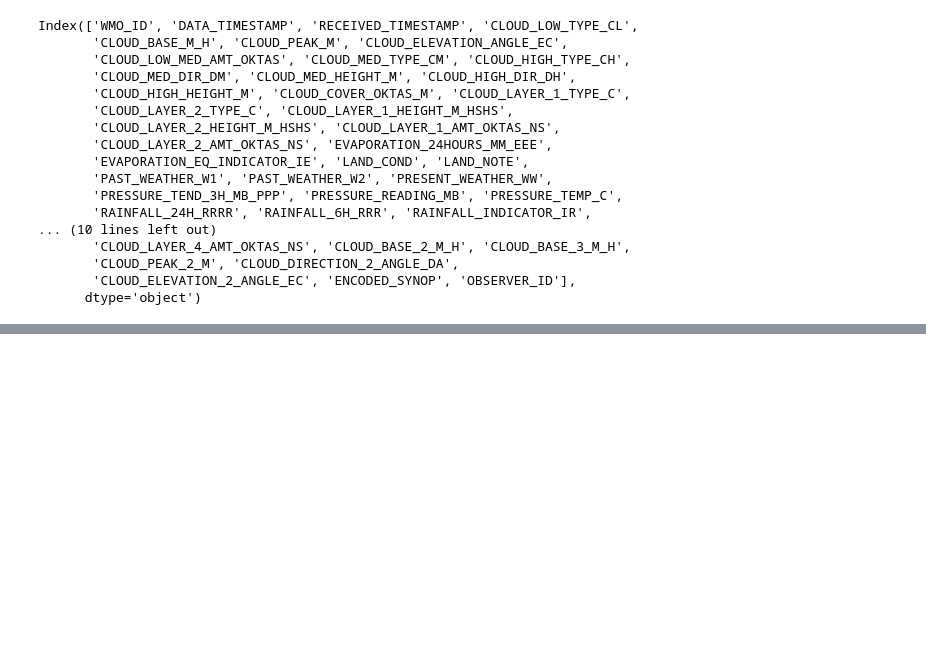
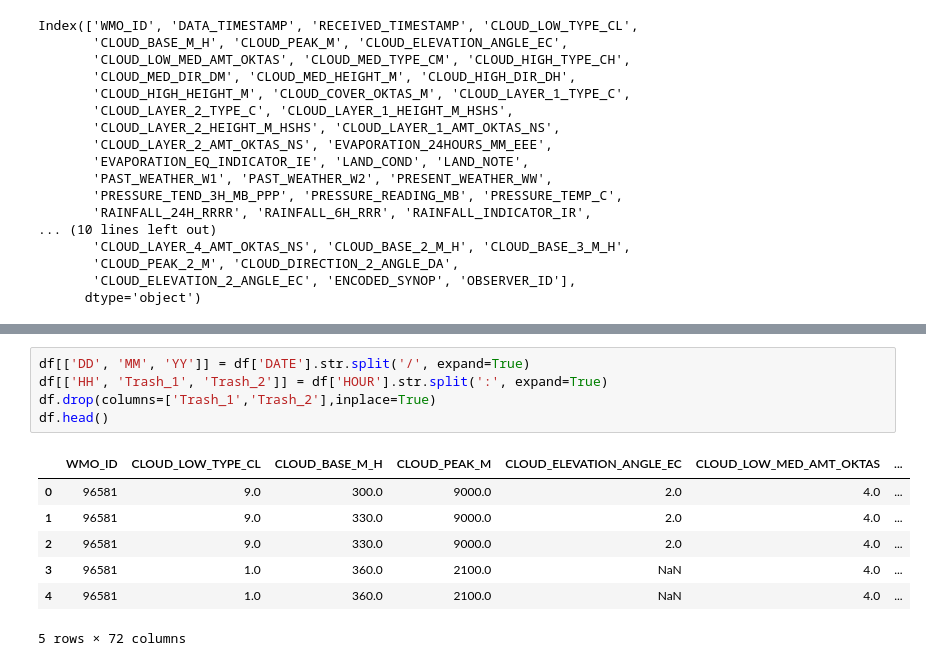
Before and after one commit to nadhifmf/csv-processing-python, a Jupyter notebook: Notebook_Oprek_CSV.ipynb, the cells around one changed output, grey strips where cells are left out. Drawn from its saved outputs; the diff is of its cells as text; blank space fills up the shorter version.

```diff
--- a/Notebook_Oprek_CSV.ipynb
+++ b/Notebook_Oprek_CSV.ipynb
@@ -89,0 +137,13 @@ df.head()
+# %%
+df[['DD', 'MM', 'YY']] = df['DATE'].str.split('/', expand=True)
+df[['HH', 'Trash_1', 'Trash_2']] = df['HOUR'].str.split(':', expand=True)
+df.drop(columns=['Trash_1','Trash_2'],inplace=True)
+df.head()
+# %% [output]
+|  | WMO_ID | CLOUD_LOW_TYPE_CL | CLOUD_BASE_M_H | CLOUD_PEAK_M | CLOUD_ELEVATION_ANGLE_EC | CLOUD_LOW_MED_AMT_OKTAS | ... |
+| 0 | 96581 | 9.0 | 300.0 | 9000.0 | 2.0 | 4.0 | ... |
+| 1 | 96581 | 9.0 | 330.0 | 9000.0 | 2.0 | 4.0 | ... |
+| 2 | 96581 | 9.0 | 330.0 | 9000.0 | 2.0 | 4.0 | ... |
+| 3 | 96581 | 1.0 | 360.0 | 2100.0 | NaN | 4.0 | ... |
+| 4 | 96581 | 1.0 | 360.0 | 2100.0 | NaN | 4.0 | ... |
+5 rows × 72 columns
```
Also changed, not shown: parts of 4 cells of this notebook.
